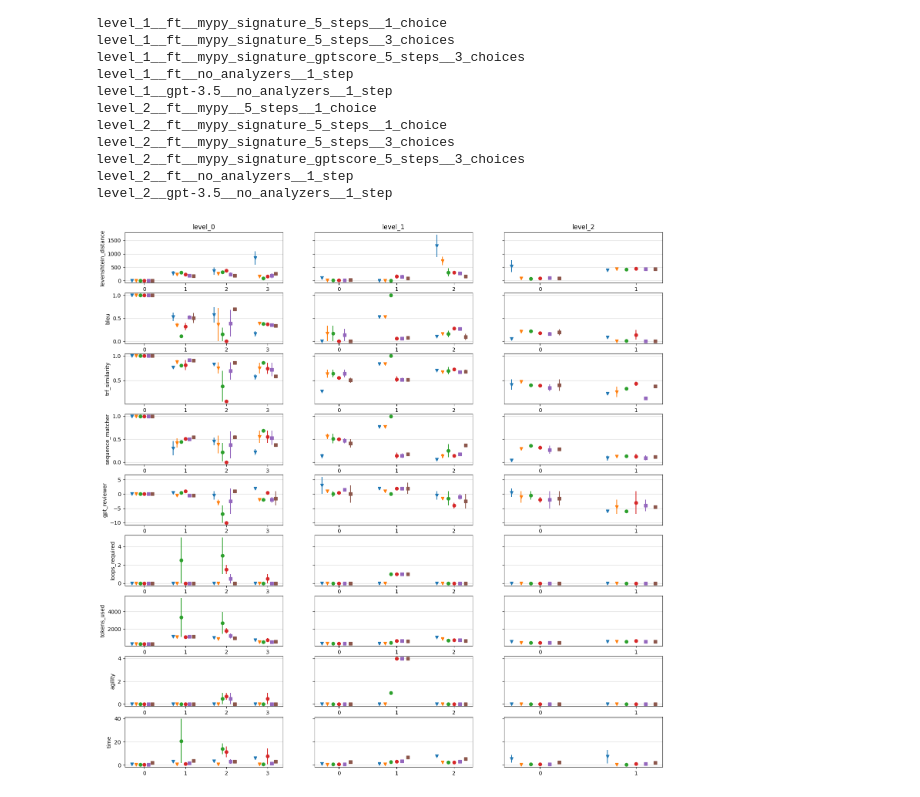
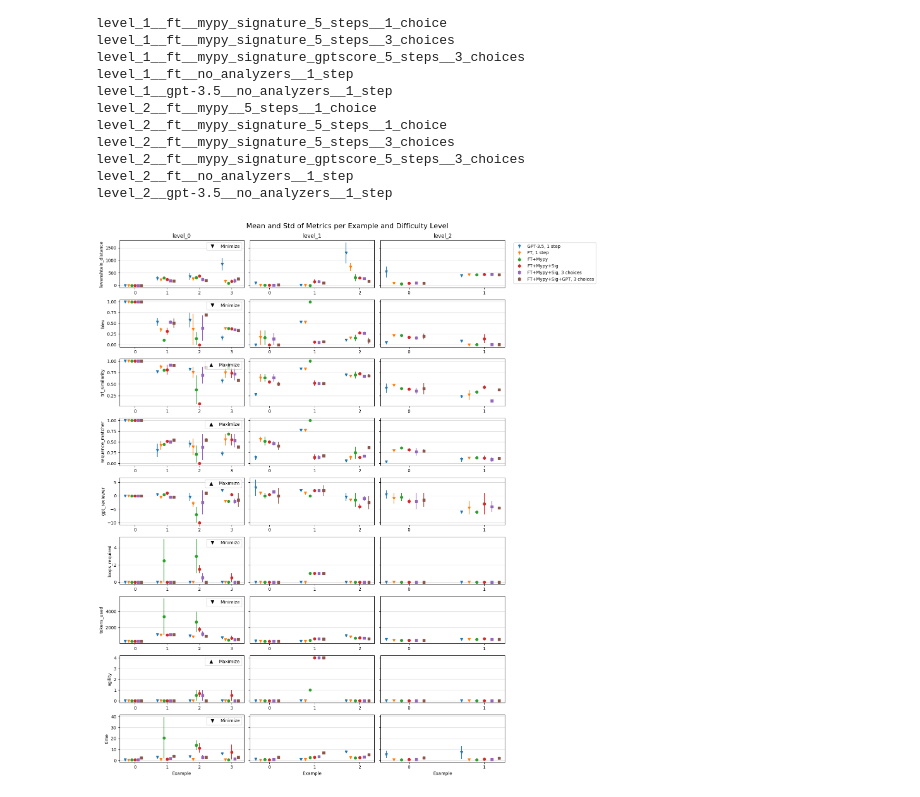
Before and after one commit to pvs-hd-tea/23ws-LLMcoder, a Jupyter notebook: experimental/evaluation.ipynb, the cells around one changed output. Drawn from its saved outputs; the diff is of its cells as text; code cells hidden in the pictures.

Commit message:
Plot metrics

```diff
--- a/experimental/evaluation.ipynb
+++ b/experimental/evaluation.ipynb
@@ -129,32 +152,50 @@ def sorted_config_names(level):
 # %%
-fig, axes = plt.subplots(len(metric_names), 3, figsize=(18, len(metric_names)*2), sharey='row')
+fig, axes = plt.subplots(len(metric_names), 3, figsize=(16, len(metric_names)*2), sharey='row')
 
 for i, (metric, ax_row) in enumerate(zip(metric_names, axes)):
     for level, ax in enumerate(ax_row):
         for c, config_name in enumerate(sorted_config_names(level)):
             metrics = metrics_dict_levels[f'level_{level}'][config_name]
 
             x = metrics['mean'].index + 0.1 * (c - len(sorted_config_names(level)) / 2)
             y = metrics['mean'][metric]
             yerr = metrics['std'][metric]
 
             if '3_choice' in config_name:
                 fmt = 's'
             elif '1_step' in config_name:
                 fmt = 'v'
             else:
                 fmt = 'o'
 
-            ax.errorbar(x, y, yerr=yerr, fmt=fmt, label=config_name)
+            ax.errorbar(x, y, yerr=yerr, fmt=fmt, label=config_name_short(config_name))
 
             ax.set_xticks(metrics['mean'].index)
 
         if i == 0:
             ax.set_title(f'level_{level}')
+        elif i == len(metric_names) - 1:
+            ax.set_xlabel('Example')
 
         if level == 0:
             ax.set_ylabel('_'.join(metric.split('_')[:-1]))
 
+            # Add a legend stating whether the metric is subject to minimization or maximization
+            if maximize_or_minimize(metric) == 1:
+                handles = [plt.Line2D([0], [0], marker='^', color='w', label='Maximize', markerfacecolor='k', markersize=10)]
+            else:
+                handles = [plt.Line2D([0], [0], marker='v', color='w', label='Minimize', markerfacecolor='k', markersize=10)]
+
+            ax.legend(handles=handles, loc='upper right')
+
         ax.grid(axis='y', alpha=0.5)
+
+
+axes[0, -1].legend(bbox_to_anchor=(1.05, 1), loc='upper left')
+
+fig.tight_layout()
+
+fig.suptitle('Mean and Std of Metrics per Example and Difficulty Level', fontsize=16)
+fig.subplots_adjust(top=0.95)
 # %% [output]
-[figure, old version]
+[figure, new version]
```
Also changed, not shown: parts of 4 cells of this notebook.
